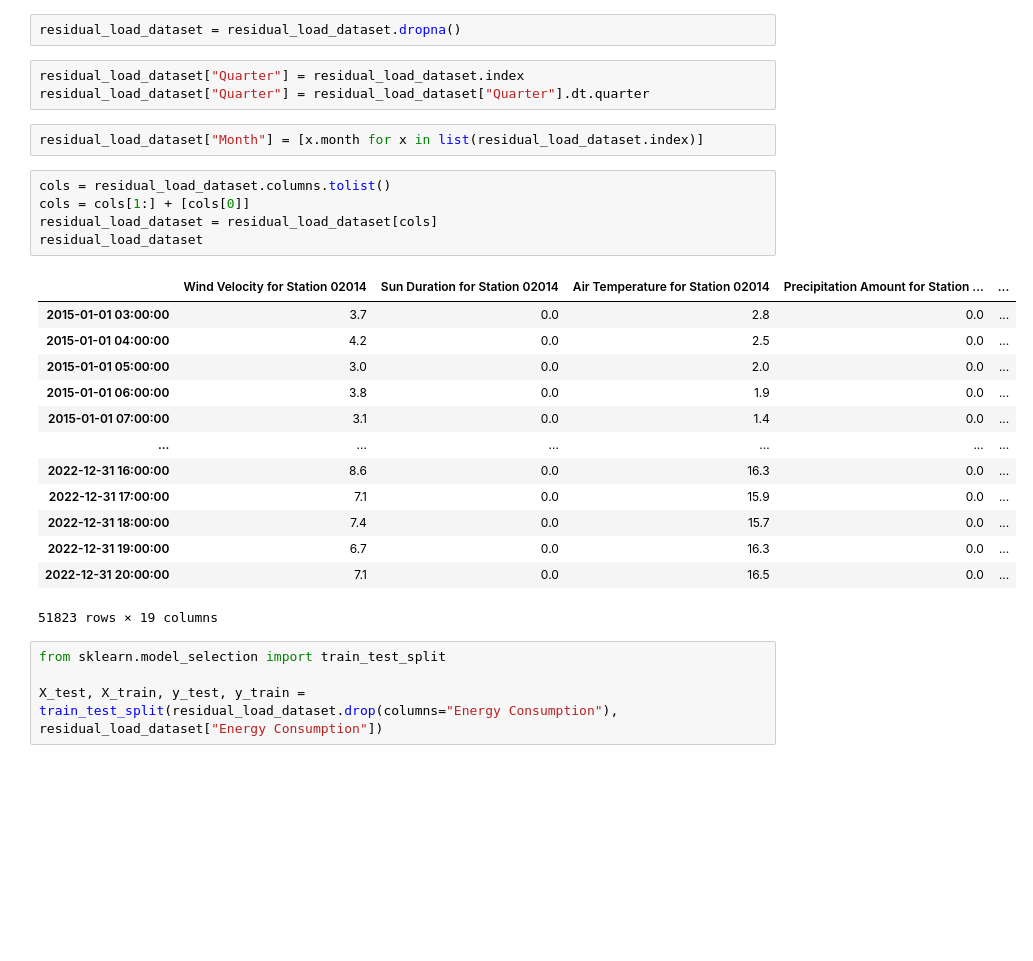
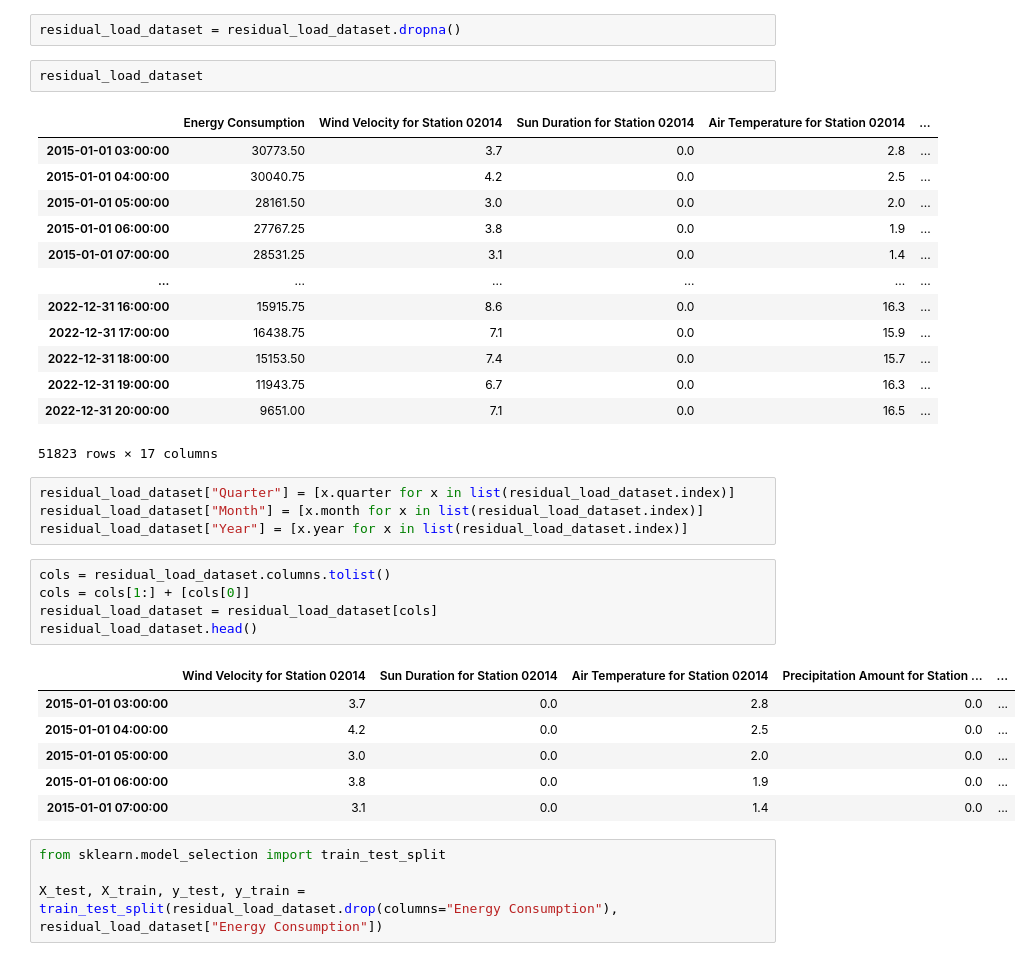
Before and after one commit to maxlautenbach/data-quadrat, a Jupyter notebook: data_collection.ipynb, the cells around one changed output. Cells and saved outputs as stored; diff of their text form; blank space fills up the shorter version.

```diff
--- a/data_collection.ipynb
+++ b/data_collection.ipynb
@@ -65,30 +65,38 @@ for i in ["02014", "03987", "03379", "04928"]:
     residual_load_dataset = extract_dwd_data(residual_load_dataset, i)
 # %%
 residual_load_dataset = residual_load_dataset.dropna()
-# %%
-residual_load_dataset["Quarter"] = residual_load_dataset.index
-residual_load_dataset["Quarter"] = residual_load_dataset["Quarter"].dt.quarter
+# %%
+residual_load_dataset
+# %% [output]
+|  | Energy Consumption | Wind Velocity for Station 02014 | Sun Duration for Station 02014 | Air Temperature for Station 02014 | ... |
+| 2015-01-01 03:00:00 | 30773.50 | 3.7 | 0.0 | 2.8 | ... |
+| 2015-01-01 04:00:00 | 30040.75 | 4.2 | 0.0 | 2.5 | ... |
+| 2015-01-01 05:00:00 | 28161.50 | 3.0 | 0.0 | 2.0 | ... |
+| 2015-01-01 06:00:00 | 27767.25 | 3.8 | 0.0 | 1.9 | ... |
+| 2015-01-01 07:00:00 | 28531.25 | 3.1 | 0.0 | 1.4 | ... |
+| ... | ... | ... | ... | ... | ... |
+| 2022-12-31 16:00:00 | 15915.75 | 8.6 | 0.0 | 16.3 | ... |
+| 2022-12-31 17:00:00 | 16438.75 | 7.1 | 0.0 | 15.9 | ... |
+| 2022-12-31 18:00:00 | 15153.50 | 7.4 | 0.0 | 15.7 | ... |
+| 2022-12-31 19:00:00 | 11943.75 | 6.7 | 0.0 | 16.3 | ... |
+| 2022-12-31 20:00:00 | 9651.00 | 7.1 | 0.0 | 16.5 | ... |
+51823 rows × 17 columns
 # %%
+residual_load_dataset["Quarter"] = [x.quarter for x in list(residual_load_dataset.index)]
 residual_load_dataset["Month"] = [x.month for x in list(residual_load_dataset.index)]
+residual_load_dataset["Year"] = [x.year for x in list(residual_load_dataset.index)]
 # %%
 cols = residual_load_dataset.columns.tolist()
 cols = cols[1:] + [cols[0]]
 residual_load_dataset = residual_load_dataset[cols]
-residual_load_dataset
+residual_load_dataset.head()
 # %% [output]
 |  | Wind Velocity for Station 02014 | Sun Duration for Station 02014 | Air Temperature for Station 02014 | Precipitation Amount for Station ... | ... |
 | 2015-01-01 03:00:00 | 3.7 | 0.0 | 2.8 | 0.0 | ... |
 | 2015-01-01 04:00:00 | 4.2 | 0.0 | 2.5 | 0.0 | ... |
 | 2015-01-01 05:00:00 | 3.0 | 0.0 | 2.0 | 0.0 | ... |
 | 2015-01-01 06:00:00 | 3.8 | 0.0 | 1.9 | 0.0 | ... |
 | 2015-01-01 07:00:00 | 3.1 | 0.0 | 1.4 | 0.0 | ... |
-| ... | ... | ... | ... | ... | ... |
-| 2022-12-31 16:00:00 | 8.6 | 0.0 | 16.3 | 0.0 | ... |
-| 2022-12-31 17:00:00 | 7.1 | 0.0 | 15.9 | 0.0 | ... |
-| 2022-12-31 18:00:00 | 7.4 | 0.0 | 15.7 | 0.0 | ... |
-| 2022-12-31 19:00:00 | 6.7 | 0.0 | 16.3 | 0.0 | ... |
-| 2022-12-31 20:00:00 | 7.1 | 0.0 | 16.5 | 0.0 | ... |
-51823 rows × 19 columns
 # %%
 from sklearn.model_selection import train_test_split
 
```
Also changed, not shown: parts of 4 cells of this notebook, 43 other files.
